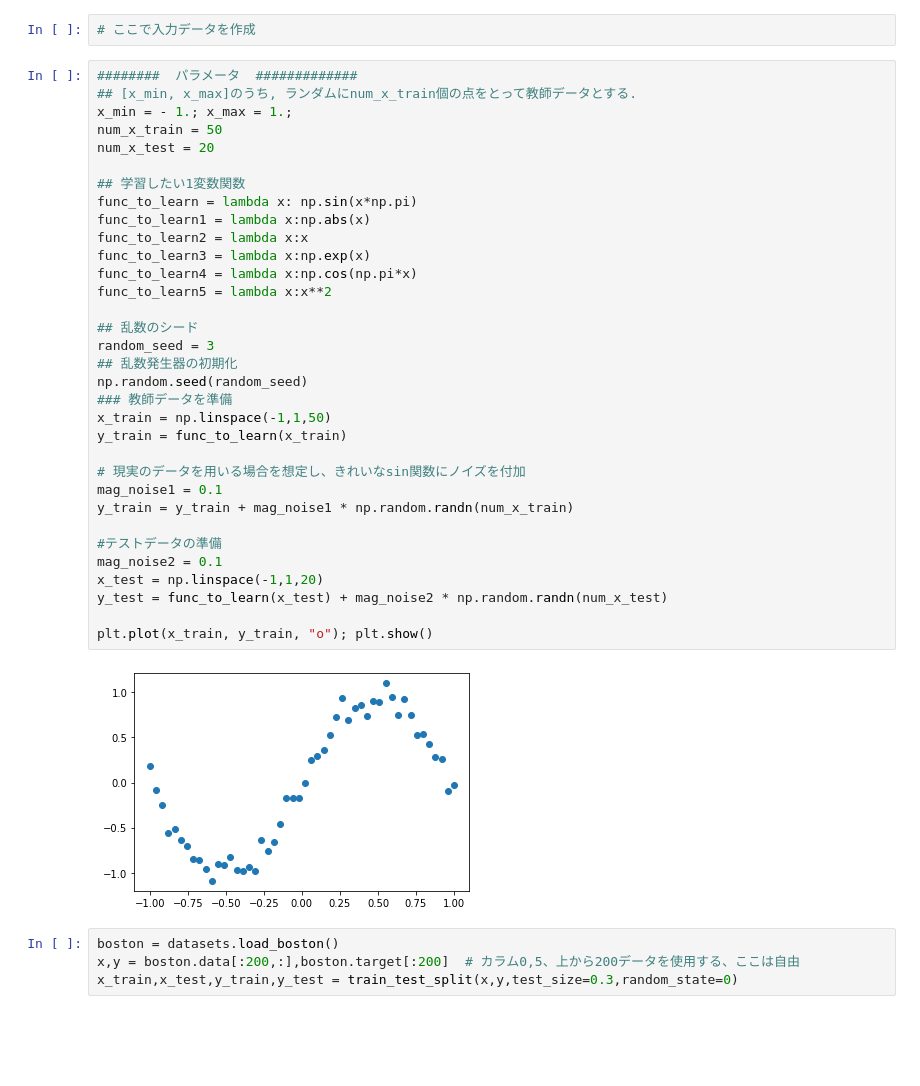
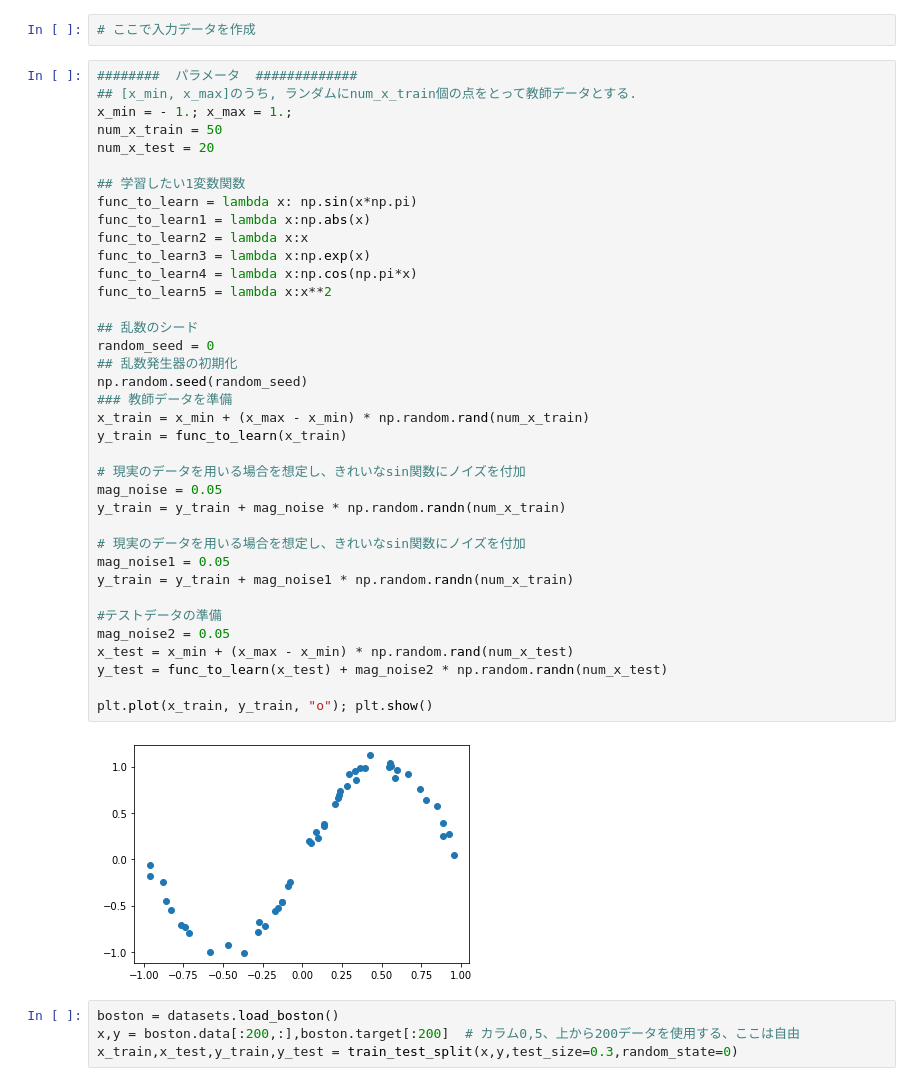
Before and after one commit to Koba2/ForSimulation, a Jupyter notebook: qulacsRegression.ipynb, the cells around one changed output. Cells and saved outputs as stored; diff of their text form; blank space fills up the shorter version.

```diff
--- a/qulacsRegression.ipynb
+++ b/qulacsRegression.ipynb
@@ -34,38 +38,42 @@ obs.add_operator(2.,"Z 0")  # これで2 * <Z_0>を計算してくれる、グ
 # %%
 ########  パラメータ  #############
 ## [x_min, x_max]のうち, ランダムにnum_x_train個の点をとって教師データとする.
 x_min = - 1.; x_max = 1.;
 num_x_train = 50
 num_x_test = 20
 
 ## 学習したい1変数関数
 func_to_learn = lambda x: np.sin(x*np.pi)
 func_to_learn1 = lambda x:np.abs(x)
 func_to_learn2 = lambda x:x
 func_to_learn3 = lambda x:np.exp(x)
 func_to_learn4 = lambda x:np.cos(np.pi*x)
 func_to_learn5 = lambda x:x**2
 
 ## 乱数のシード
-random_seed = 3
+random_seed = 0
 ## 乱数発生器の初期化
 np.random.seed(random_seed)
 ### 教師データを準備
-x_train = np.linspace(-1,1,50)
+x_train = x_min + (x_max - x_min) * np.random.rand(num_x_train)
 y_train = func_to_learn(x_train)
 
 # 現実のデータを用いる場合を想定し、きれいなsin関数にノイズを付加
-mag_noise1 = 0.1
+mag_noise = 0.05
+y_train = y_train + mag_noise * np.random.randn(num_x_train)
+
+# 現実のデータを用いる場合を想定し、きれいなsin関数にノイズを付加
+mag_noise1 = 0.05
 y_train = y_train + mag_noise1 * np.random.randn(num_x_train)
 
 #テストデータの準備
-mag_noise2 = 0.1
-x_test = np.linspace(-1,1,20)
+mag_noise2 = 0.05
+x_test = x_min + (x_max - x_min) * np.random.rand(num_x_test)
 y_test = func_to_learn(x_test) + mag_noise2 * np.random.randn(num_x_test)
 
 plt.plot(x_train, y_train, "o"); plt.show()
 # %% [output]
-[figure, old version]
+[figure, new version]
 # %%
 boston = datasets.load_boston()
 x,y = boston.data[:200,:],boston.target[:200]  # カラム0,5、上から200データを使用する、ここは自由
```
Also changed, not shown: parts of 13 cells of this notebook, 1 other file.
